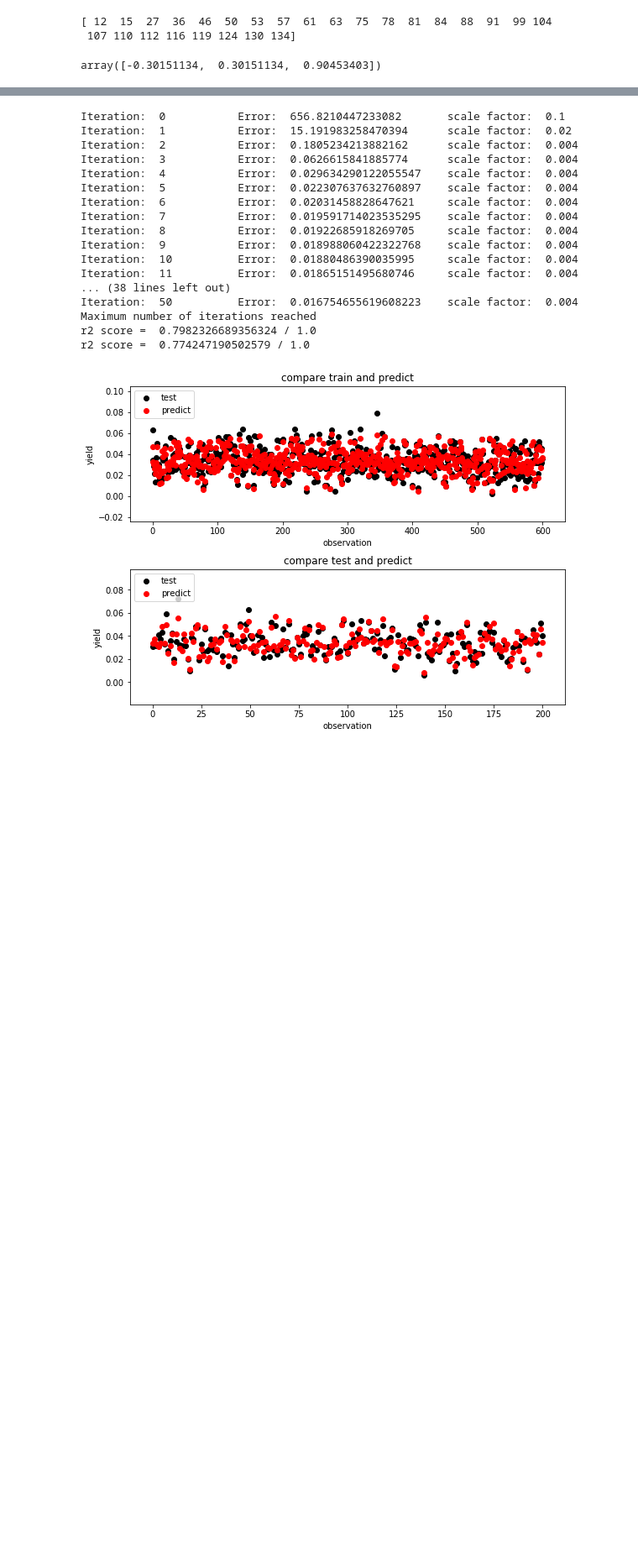
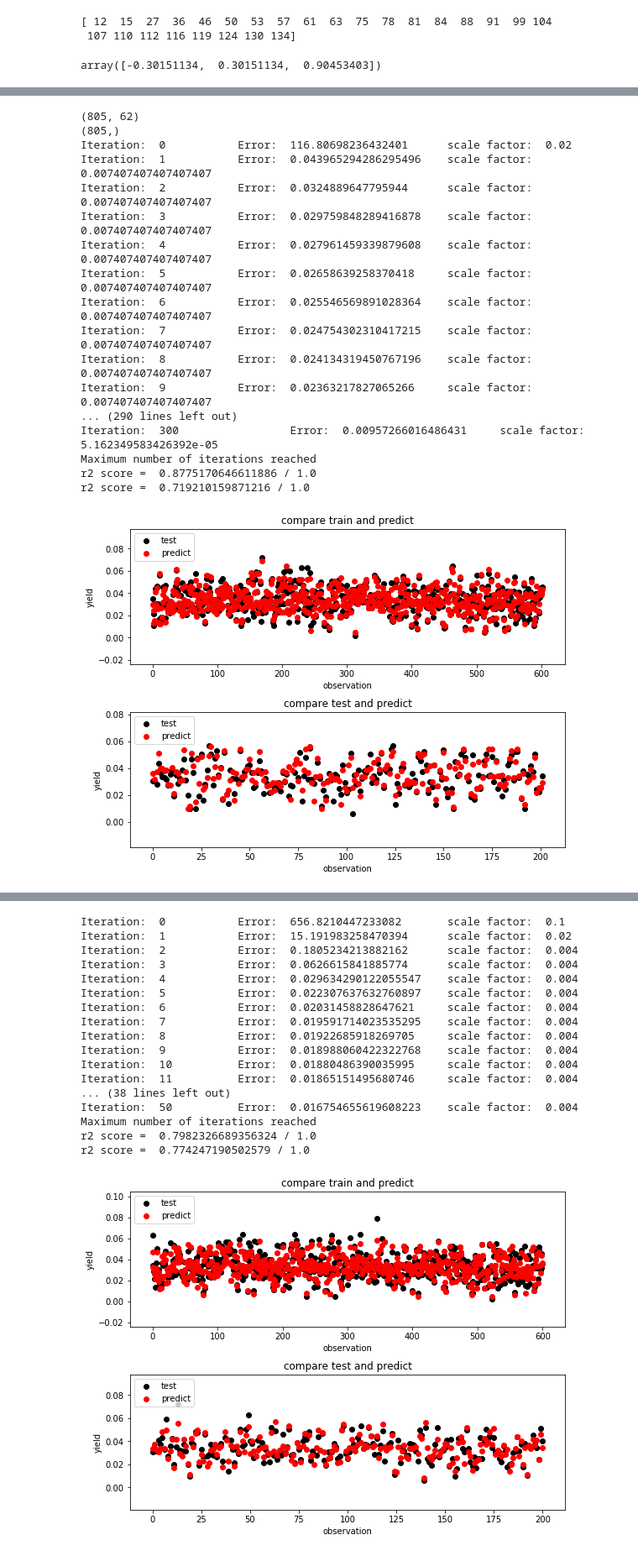
Before and after one commit to pvhau169/Cotton_Predict_Yield, a Jupyter notebook: predictCottonYield.ipynb, the cells around one changed output, grey strips where cells are left out. Shown at 84% size. Drawn from its saved outputs; the diff is of its cells as text; code cells hidden in the pictures; blank space fills up the shorter version.

```diff
--- a/predictCottonYield.ipynb
+++ b/predictCottonYield.ipynb
@@ -232,3 +320,47 @@ def akashProcess(model_parameters, data_parameters, data_func):
+# %%
+data_parameters = {}
+model_parameters = {}
+data_parameters['normalization'] = True
+data_parameters['std'] = 10
+data_parameters['file_parameters'] = ['ch', 'cv', 'ExG', 'cc']
+
+data_parameters['interval_day'] = 7
+data_parameters['limit_day'] = 105
+data_parameters['extra_parameters'] = []
+
+data_parameters['one_hot_encoded_parameters'] = ['irrigation']
+
+model_parameters['k_max'] = 300
+model_parameters['verbose'] = 1
+model_parameters['layer'] = [32]
+model_parameters['dampconst'] = 2.7
+model_parameters['dampfac'] = 0.02
+model_parameters['E_stop'] = 0.005
+
+
+#data Type
+data_func = cottonYieldData
+
+akashProcess(model_parameters, data_parameters, data_func)
+# %% [output]
+(805, 62)
+(805,)
+Iteration:  0           Error:  116.80698236432401      scale factor:  0.02
+Iteration:  1           Error:  0.043965294286295496    scale factor:  0.007407407407407407
+Iteration:  2           Error:  0.0324889647795944      scale factor:  0.007407407407407407
+Iteration:  3           Error:  0.029759848289416878    scale factor:  0.007407407407407407
+Iteration:  4           Error:  0.027961459339879608    scale factor:  0.007407407407407407
+Iteration:  5           Error:  0.02658639258370418     scale factor:  0.007407407407407407
+Iteration:  6           Error:  0.025546569891028364    scale factor:  0.007407407407407407
+Iteration:  7           Error:  0.024754302310417215    scale factor:  0.007407407407407407
+Iteration:  8           Error:  0.024134319450767196    scale factor:  0.007407407407407407
+Iteration:  9           Error:  0.02363217827065266     scale factor:  0.007407407407407407
+... (290 lines left out)
+Iteration:  300                 Error:  0.00957266016486431     scale factor:  5.162349583426392e-05
+Maximum number of iterations reached
+r2 score =  0.8775170646611886 / 1.0
+r2 score =  0.719210159871216 / 1.0
+[figure, added]
 # %%
 data_parameters = {}
 model_parameters = {}
```
Also changed, not shown: parts of 6 cells of this notebook, 1 other file.
